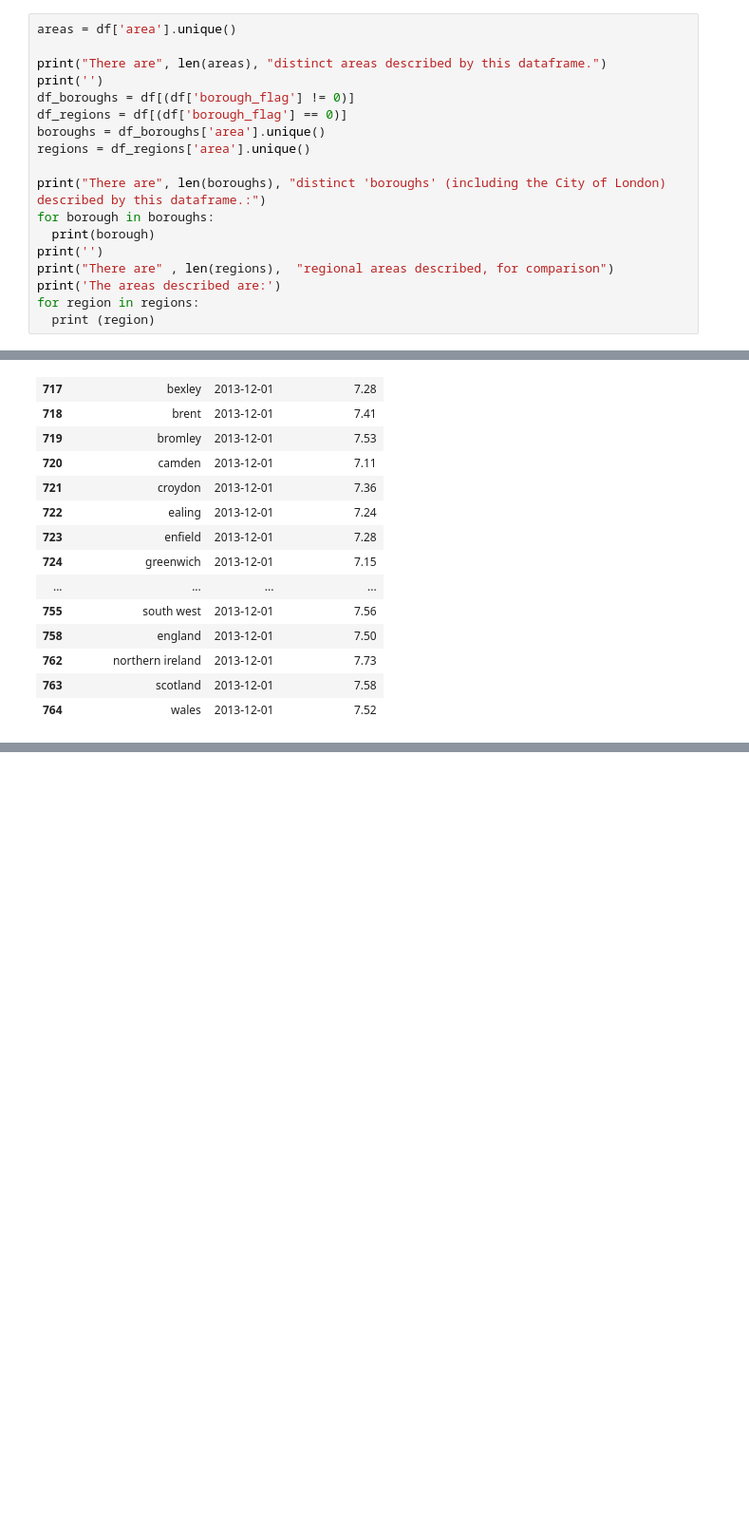
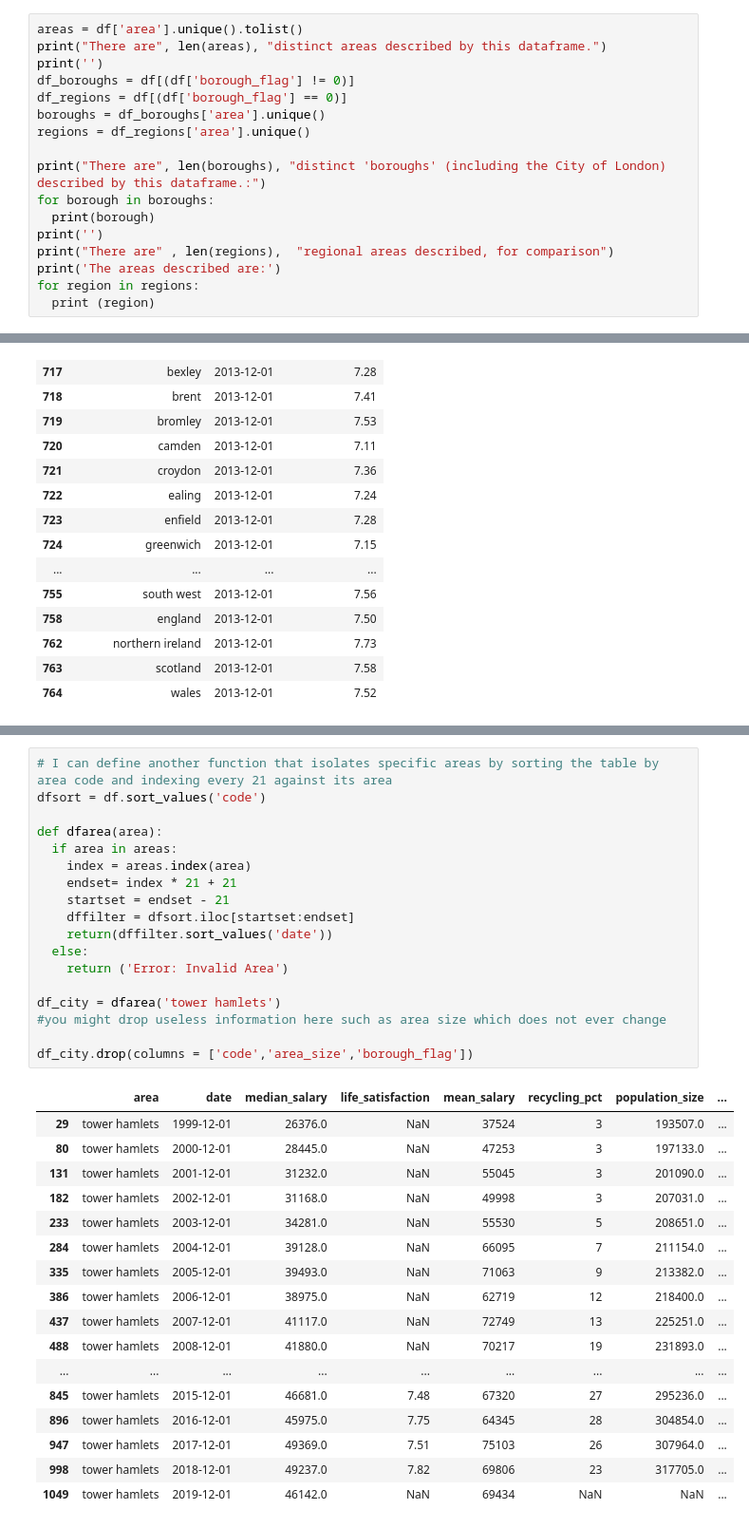
Before and after one commit to fraserrbarclay/Python-Data-Practicals, a Jupyter notebook: projects/01_Data_Investigation_Project.ipynb, the cells around one changed output, grey strips where cells are left out. Shown at 95% size. Cells and saved outputs as stored; diff of their text form; blank space fills up the shorter version.

```diff
--- a/projects/01_Data_Investigation_Project.ipynb
+++ b/projects/01_Data_Investigation_Project.ipynb
@@ -40,8 +40,7 @@ This data describes the number_of_jobs of different areas of the UK over time
 This data describes the area_size of different areas of the UK over time
 This data describes the no_of_houses of different areas of the UK over time
 # %%
-areas = df['area'].unique()
-
+areas = df['area'].unique().tolist()
 print("There are", len(areas), "distinct areas described by this dataframe.")
 print('')
 df_boroughs = df[(df['borough_flag'] != 0)]
@@ -236,3 +235,39 @@ dfyear(2015)
 | 864 | N92000002 | northern ireland | 2015-12-01 | 25719.0 | 7.85 | 29376 | NaN | ... |
 | 865 | S92000003 | scotland | 2015-12-01 | 27687.0 | 7.68 | 32217 | NaN | ... |
 | 866 | W92000004 | wales | 2015-12-01 | 24869.0 | 7.63 | 28359 | NaN | ... |
+# %%
+# I can define another function that isolates specific areas by sorting the table by area code and indexing every 21 against its area
+dfsort = df.sort_values('code')
+
+def dfarea(area):
+  if area in areas:
+    index = areas.index(area)
+    endset= index * 21 + 21
+    startset = endset - 21
+    dffilter = dfsort.iloc[startset:endset]
+    return(dffilter.sort_values('date'))
+  else:
+    return ('Error: Invalid Area')
+
+df_city = dfarea('tower hamlets')
+#you might drop useless information here such as area size which does not ever change
+
+df_city.drop(columns = ['code','area_size','borough_flag'])
+# %% [output]
+|  | area | date | median_salary | life_satisfaction | mean_salary | recycling_pct | population_size | ... |
+| 29 | tower hamlets | 1999-12-01 | 26376.0 | NaN | 37524 | 3 | 193507.0 | ... |
+| 80 | tower hamlets | 2000-12-01 | 28445.0 | NaN | 47253 | 3 | 197133.0 | ... |
+| 131 | tower hamlets | 2001-12-01 | 31232.0 | NaN | 55045 | 3 | 201090.0 | ... |
+| 182 | tower hamlets | 2002-12-01 | 31168.0 | NaN | 49998 | 3 | 207031.0 | ... |
+| 233 | tower hamlets | 2003-12-01 | 34281.0 | NaN | 55530 | 5 | 208651.0 | ... |
+| 284 | tower hamlets | 2004-12-01 | 39128.0 | NaN | 66095 | 7 | 211154.0 | ... |
+| 335 | tower hamlets | 2005-12-01 | 39493.0 | NaN | 71063 | 9 | 213382.0 | ... |
+| 386 | tower hamlets | 2006-12-01 | 38975.0 | NaN | 62719 | 12 | 218400.0 | ... |
+| 437 | tower hamlets | 2007-12-01 | 41117.0 | NaN | 72749 | 13 | 225251.0 | ... |
+| 488 | tower hamlets | 2008-12-01 | 41880.0 | NaN | 70217 | 19 | 231893.0 | ... |
+| ... | ... | ... | ... | ... | ... | ... | ... | ... |
+| 845 | tower hamlets | 2015-12-01 | 46681.0 | 7.48 | 67320 | 27 | 295236.0 | ... |
+| 896 | tower hamlets | 2016-12-01 | 45975.0 | 7.75 | 64345 | 28 | 304854.0 | ... |
+| 947 | tower hamlets | 2017-12-01 | 49369.0 | 7.51 | 75103 | 26 | 307964.0 | ... |
+| 998 | tower hamlets | 2018-12-01 | 49237.0 | 7.82 | 69806 | 23 | 317705.0 | ... |
+| 1049 | tower hamlets | 2019-12-01 | 46142.0 | NaN | 69434 | NaN | NaN | ... |
```
